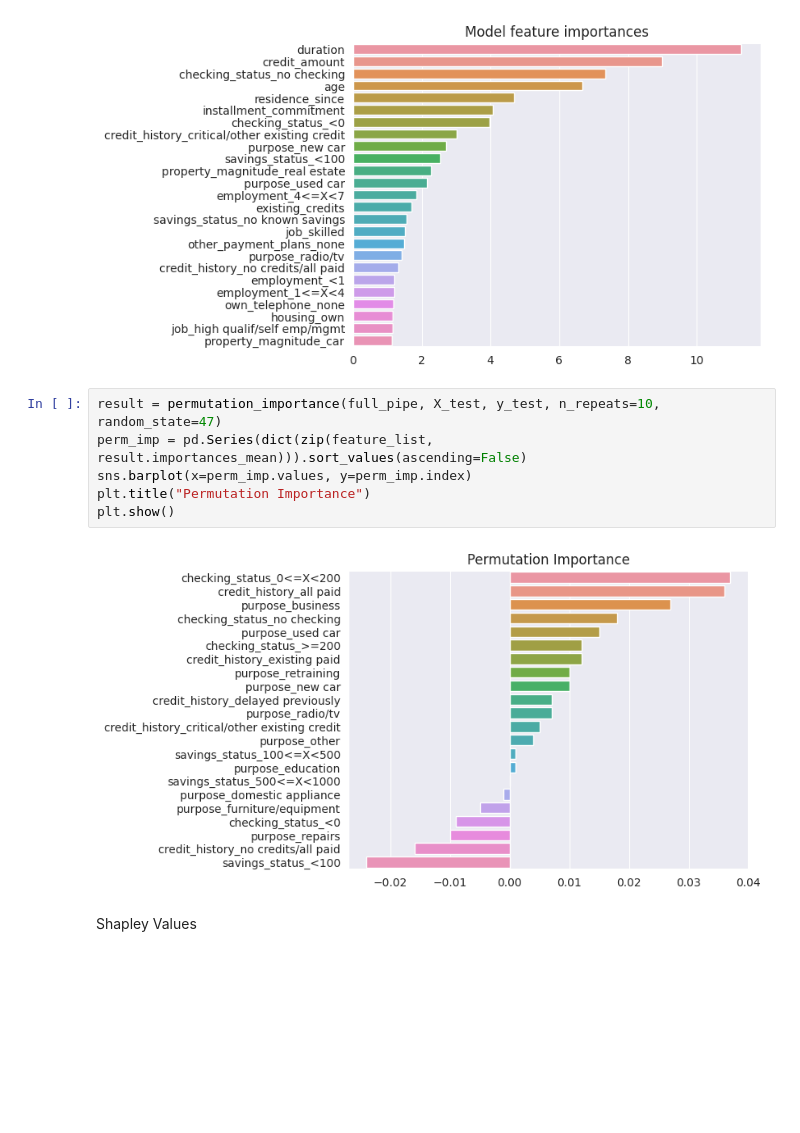
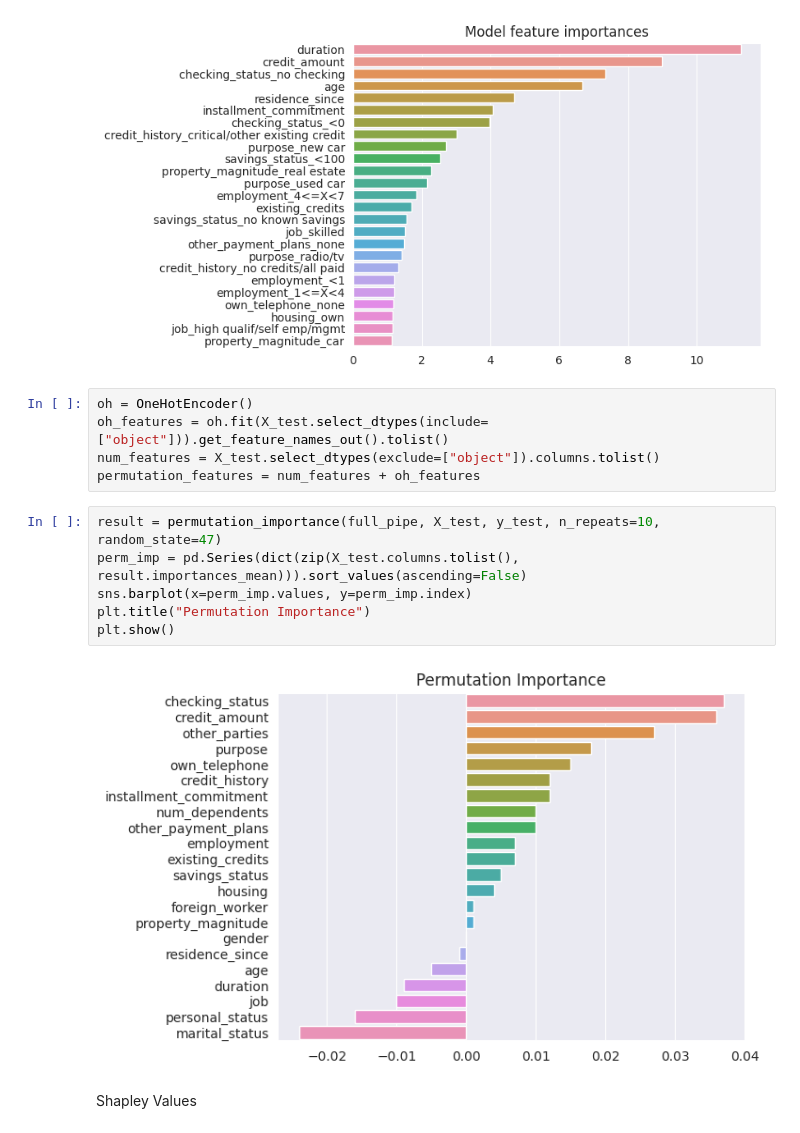
Before and after one commit to antonisgiann/ml_with_scikit-learn, a Jupyter notebook: Classification/credit-risk/notebook.ipynb, the cells around one changed output. Drawn from its saved outputs; the diff is of its cells as text; blank space fills up the shorter version.

Commit message:
Fixing permutation importance plot, adding model explainability results

```diff
--- a/Classification/credit-risk/notebook.ipynb
+++ b/Classification/credit-risk/notebook.ipynb
@@ -458,14 +460,19 @@ plt.title("Model feature importances")
 plt.show()
 # %% [output]
 [figure]
+# %%
+oh = OneHotEncoder()
+oh_features = oh.fit(X_test.select_dtypes(include=["object"])).get_feature_names_out().tolist()
+num_features = X_test.select_dtypes(exclude=["object"]).columns.tolist()
+permutation_features = num_features + oh_features
 # %%
 result = permutation_importance(full_pipe, X_test, y_test, n_repeats=10, random_state=47)
-perm_imp = pd.Series(dict(zip(feature_list, result.importances_mean))).sort_values(ascending=False)
+perm_imp = pd.Series(dict(zip(X_test.columns.tolist(), result.importances_mean))).sort_values(ascending=False)
 sns.barplot(x=perm_imp.values, y=perm_imp.index)
 plt.title("Permutation Importance")
 plt.show()
 # %% [output]
-[figure, old version]
+[figure, new version]
 # %% [markdown]
 Shapley Values
 # %%
```
Also changed, not shown: parts of 5 cells of this notebook.
